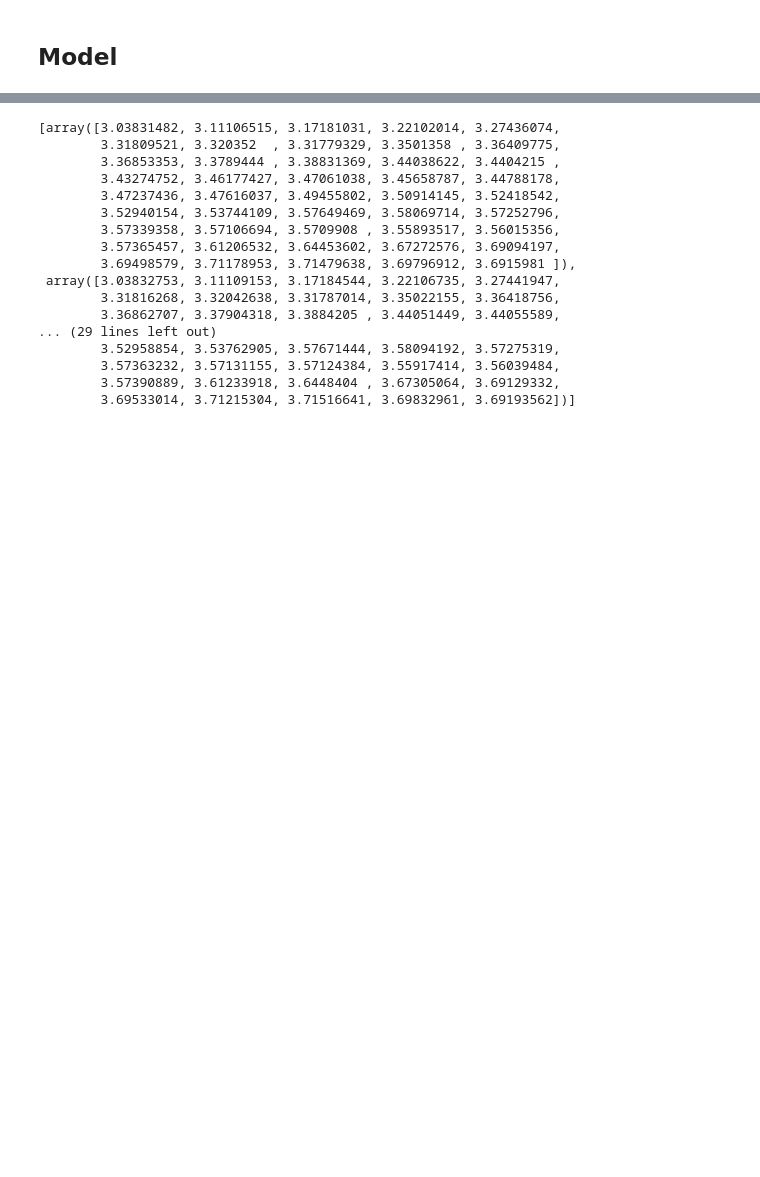
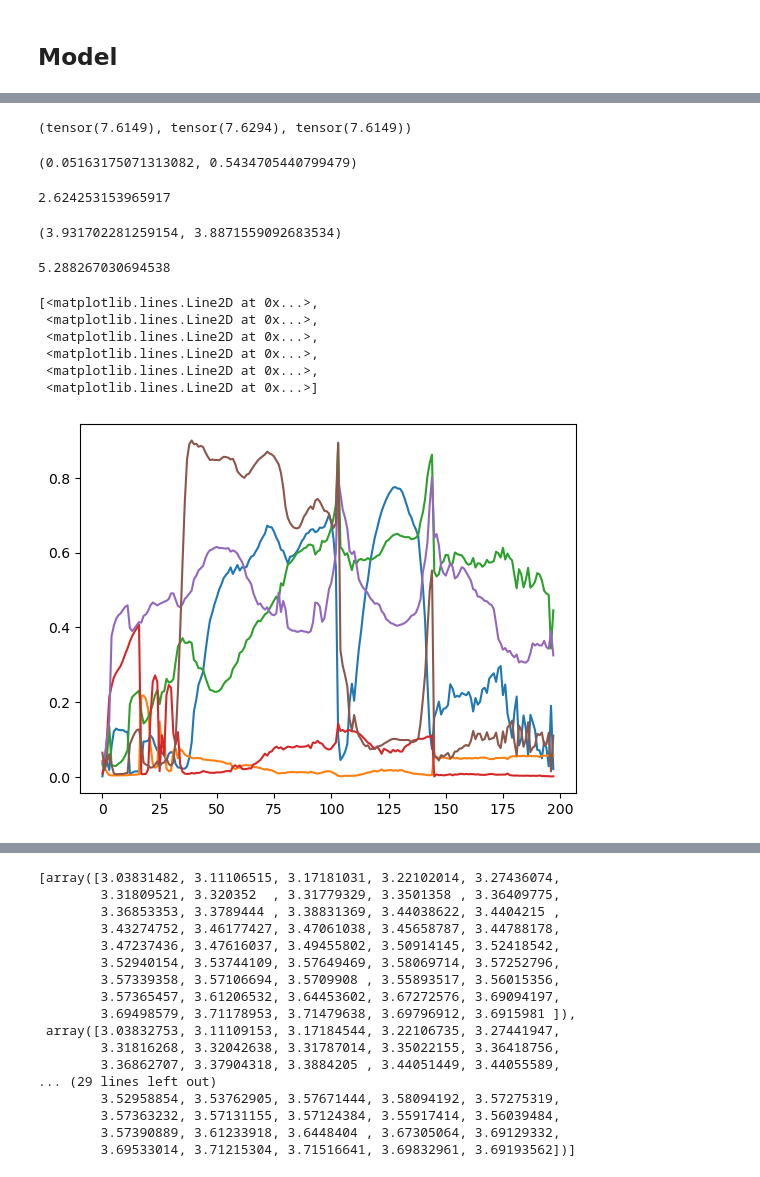
Before and after one commit to SolidusAbi/CLHU, a Jupyter notebook: notebooks/test.ipynb, the cells around one changed output, grey strips where cells are left out. Drawn from its saved outputs; the diff is of its cells as text; code cells hidden in the pictures; blank space fills up the shorter version.

```diff
--- a/notebooks/test.ipynb
+++ b/notebooks/test.ipynb
@@ -586,0 +626,60 @@ tensor(5.1634)
+# %%
+ebk = model.ebk.detach().cpu()
+z = model.projection[-1].x.cpu()
+
+Aebk = define_Ax(ebk.T, gamma=1e-2)
+Az = define_Ax(z.T, gamma=1e-2)
+
+renyis.entropy(Aebk), renyis.entropy(Az), renyis.mutualInformation(Aebk, Az)
+# %% [output]
+(tensor(7.6149), tensor(7.6294), tensor(7.6149))
+# %%
+n = 198
+d_0, d_1 = 4, 128
+sigma_0 = 5e-2 * n ** (-1 / (4+d_0)) * np.sqrt(d_0)
+
+sigma_1 = 5e-2 * n ** (-1 / (4+d_1)) * np.sqrt(d_1)
+
+sigma_0, sigma_1
+# %% [output]
+(0.05163175071313082, 0.5434705440799479)
+# %%
+z_mean = z.mean(axis=0)
+ebk_mean = ebk.mean(axis=0)
+
+from sklearn.metrics import mutual_info_score
+from sklearn.metrics import normalized_mutual_info_score
+def calc_MI(x, y, bins):
+    c_xy = np.histogram2d(x, y, bins)[0]
+    mi = mutual_info_score(None, None, contingency=c_xy)
+    return mi
+
+calc_MI(z_mean.numpy(), ebk_mean.numpy(), 100)
+# %% [output]
+2.624253153965917
+# %%
+# compute entropy of z_mean and ebk_mean
+def calc_H(x, bins):
+    c_x = np.histogram2d(x, x, bins)[0]
+    H = mutual_info_score(None, None, contingency=c_x)
+    return H
+
+calc_H(z_mean.numpy(), 100), calc_H(ebk_mean.numpy(), 100)
+# %% [output]
+(3.931702281259154, 3.8871559092683534)
+# %%
+mutual_info_score(z_mean, ebk_mean)
+# %% [output]
+5.288267030694538
+# %%
+test = ebk.mean(axis=0)
+
+plt.plot(torch.sigmoid(ebk.T))
+# %% [output]
+[<matplotlib.lines.Line2D at 0x...>,
+ <matplotlib.lines.Line2D at 0x...>,
+ <matplotlib.lines.Line2D at 0x...>,
+ <matplotlib.lines.Line2D at 0x...>,
+ <matplotlib.lines.Line2D at 0x...>,
+ <matplotlib.lines.Line2D at 0x...>]
+[figure, added]
```
Also changed, not shown: parts of 29 cells of this notebook.
